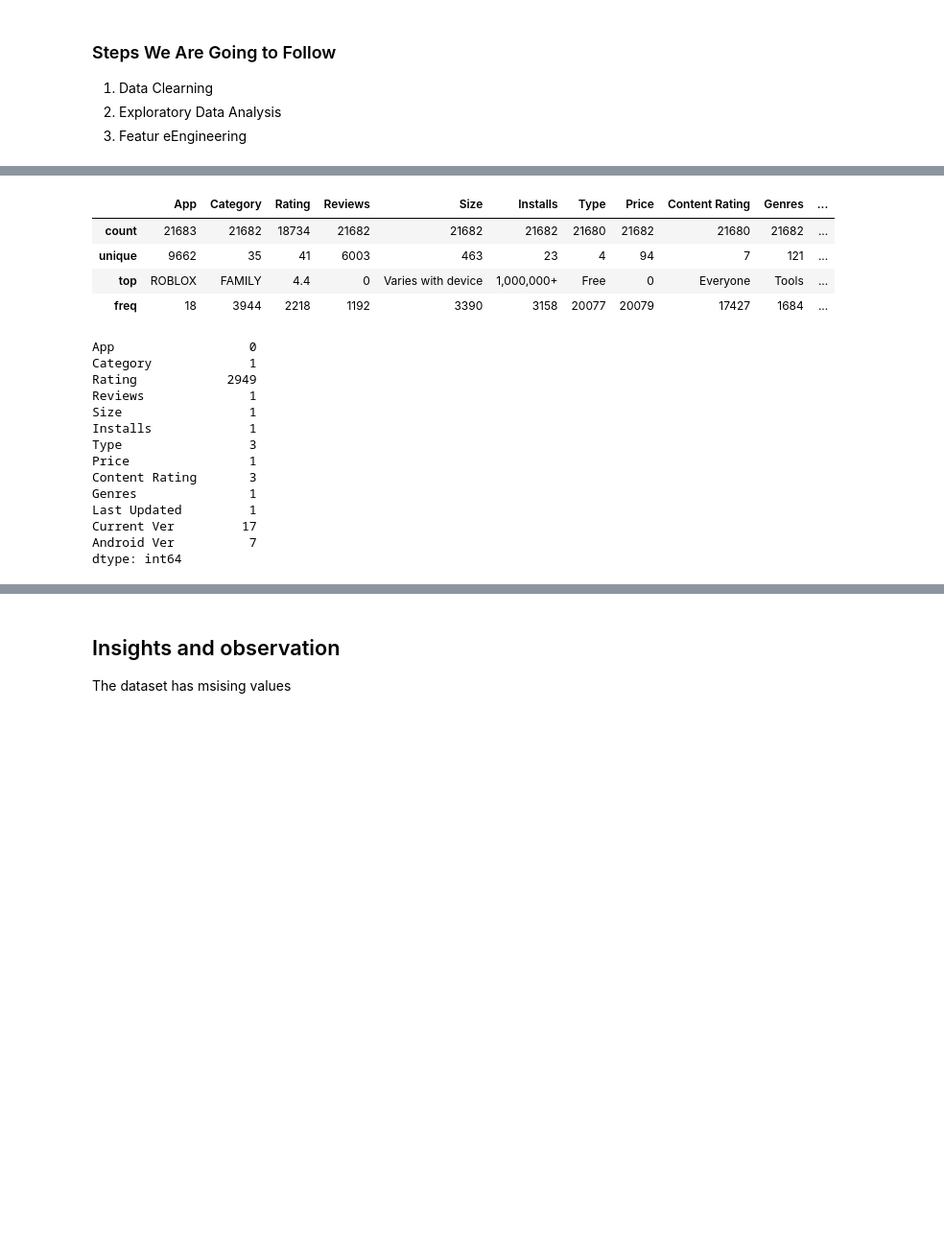
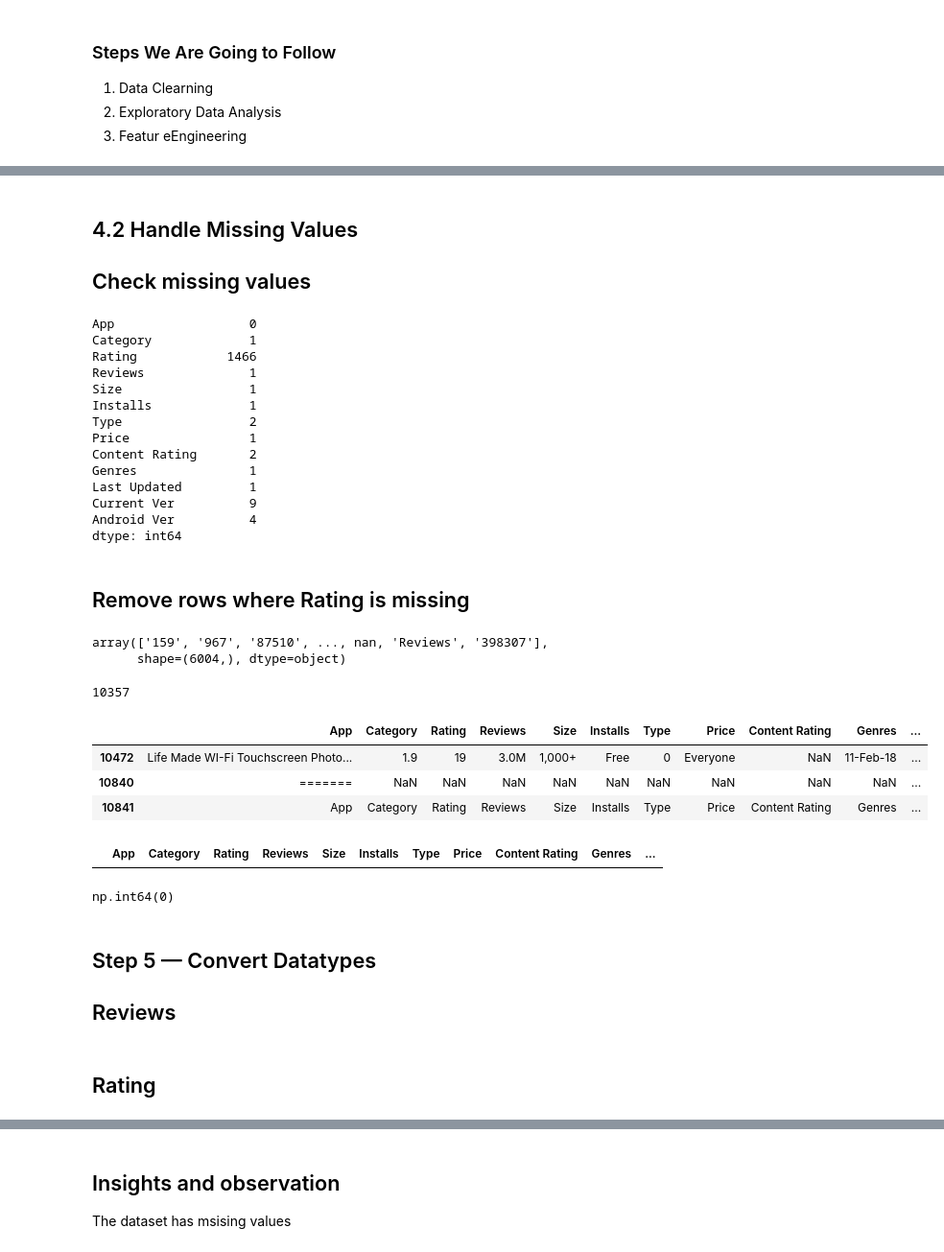
Before and after one commit to Leonidus786/D_4, a Jupyter notebook: Exploratory Data Analysis/3.0-EDA+And+FE+Google+Playstore.ipynb, the cells around one changed output, grey strips where cells are left out. Shown at 96% size. Saved outputs shown, nothing was run; the diff lists cells and outputs as text; code cells hidden in the pictures; blank space fills up the shorter version.

```diff
--- a/Exploratory Data Analysis/3.0-EDA+And+FE+Google+Playstore.ipynb
+++ b/Exploratory Data Analysis/3.0-EDA+And+FE+Google+Playstore.ipynb
@@ -63,27 +109,42 @@ memory usage: 4.3 MB
+# %%
+df = df.drop_duplicates()
+# %% [markdown]
+## 4.2 Handle Missing Values
+## Check missing values
+# %%
+df.isnull().sum()
+# %% [output]
+App                  0
+Category             1
+Rating            1466
+Reviews              1
+Size                 1
+Installs             1
+Type                 2
+Price                1
+Content Rating       2
+Genres               1
+Last Updated         1
+Current Ver          9
+Android Ver          4
+dtype: int64
+# %% [markdown]
+## Remove rows where Rating is missing
+# %%
+df['Reviews'].unique()
+# %% [output]
+array(['159', '967', '87510', ..., nan, 'Reviews', '398307'],
+      shape=(6004,), dtype=object)
 # %%
-##summary of the dataset
-df.describe()
+df['Reviews'].str.isnumeric().sum()
 # %% [output]
-|  | App | Category | Rating | Reviews | Size | Installs | Type | Price | Content Rating | Genres | ... |
-| count | 21683 | 21682 | 18734 | 21682 | 21682 | 21682 | 21680 | 21682 | 21680 | 21682 | ... |
-| unique | 9662 | 35 | 41 | 6003 | 463 | 23 | 4 | 94 | 7 | 121 | ... |
-| top | ROBLOX | FAMILY | 4.4 | 0 | Varies with device | 1,000,000+ | Free | 0 | Everyone | Tools | ... |
-| freq | 18 | 3944 | 2218 | 1192 | 3390 | 3158 | 20077 | 20079 | 17427 | 1684 | ... |
+10357
 # %%
-##Missing Values
-df.isnull().sum()
+mask = df['Reviews'].str.isnumeric().fillna(False)
+
+df[~mask]
 # %% [output]
-App                  0
-Category             1
-Rating            2949
-Reviews              1
-Size                 1
-Installs             1
-Type                 3
-Price                1
-Content Rating       3
-Genres               1
-Last Updated         1
-Current Ver         17
-Android Ver          7
-dtype: int64
+|  | App | Category | Rating | Reviews | Size | Installs | Type | Price | Content Rating | Genres | ... |
+| 10472 | Life Made WI-Fi Touchscreen Photo... | 1.9 | 19 | 3.0M | 1,000+ | Free | 0 | Everyone | NaN | 11-Feb-18 | ... |
+| 10840 | ======= | NaN | NaN | NaN | NaN | NaN | NaN | NaN | NaN | NaN | ... |
+| 10841 | App | Category | Rating | Reviews | Size | Installs | Type | Price | Content Rating | Genres | ... |
@@ -89,0 +158,11 @@ dtype: int64
+# %%
+df[~df['Reviews'].str.isnumeric().fillna(False)]
+# %% [output]
+|  | App | Category | Rating | Reviews | Size | Installs | Type | Price | Content Rating | Genres | ... |
+# %%
+df.duplicated().sum()
+# %% [output]
+np.int64(0)
+# %% [markdown]
+## Step 5 — Convert Datatypes
+## Reviews
@@ -89,0 +171,2 @@ dtype: int64
+# %% [markdown]
+## Rating
```
Also changed, not shown: parts of 68 cells of this notebook, 3 other files.
